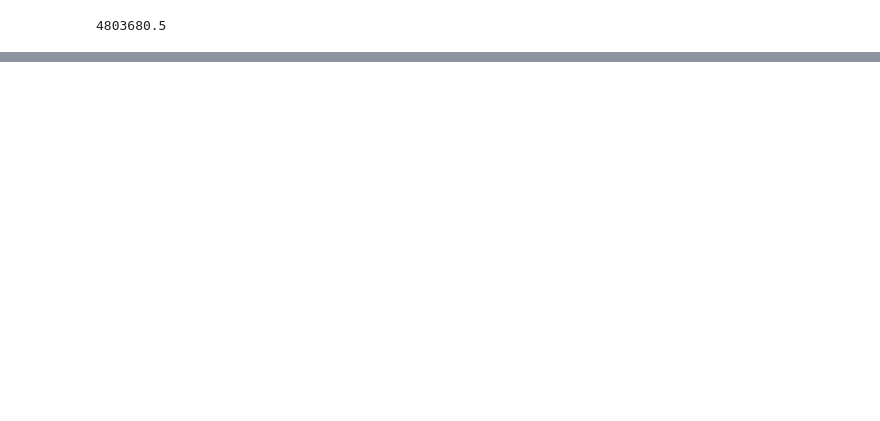
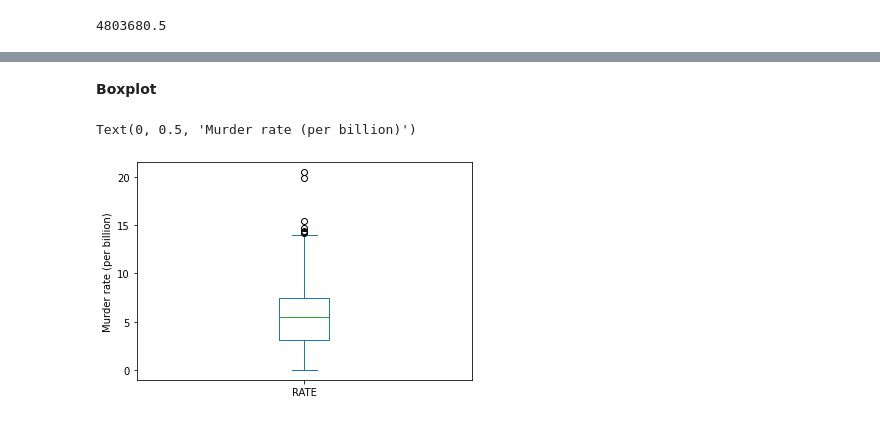
Before and after one commit to MK316/statistics, a Jupyter notebook: 01_EDA.ipynb, the cells around one changed output, grey strips where cells are left out. Drawn from its saved outputs; the diff is of its cells as text; code cells hidden in the pictures; blank space fills up the shorter version.

```diff
--- a/01_EDA.ipynb
+++ b/01_EDA.ipynb
@@ -59,0 +95,5 @@ NameError: ignored
+# %%
+url = 'https://raw.githubusercontent.com/MK316/statistics/main/PSDS/murder_rate_by_state.csv'
+df2 = pd.read_csv(url)
+mr = df2
+mr.head()
@@ -59,0 +107,8 @@ NameError: ignored
+# %% [markdown]
+**Boxplot**
+# %%
+ax = (mr['RATE']).plot.box()
+ax.set_ylabel('Murder rate (per billion)')
+# %% [output]
+Text(0, 0.5, 'Murder rate (per billion)')
+[figure, added]
```
Also changed, not shown: parts of 44 cells of this notebook.
